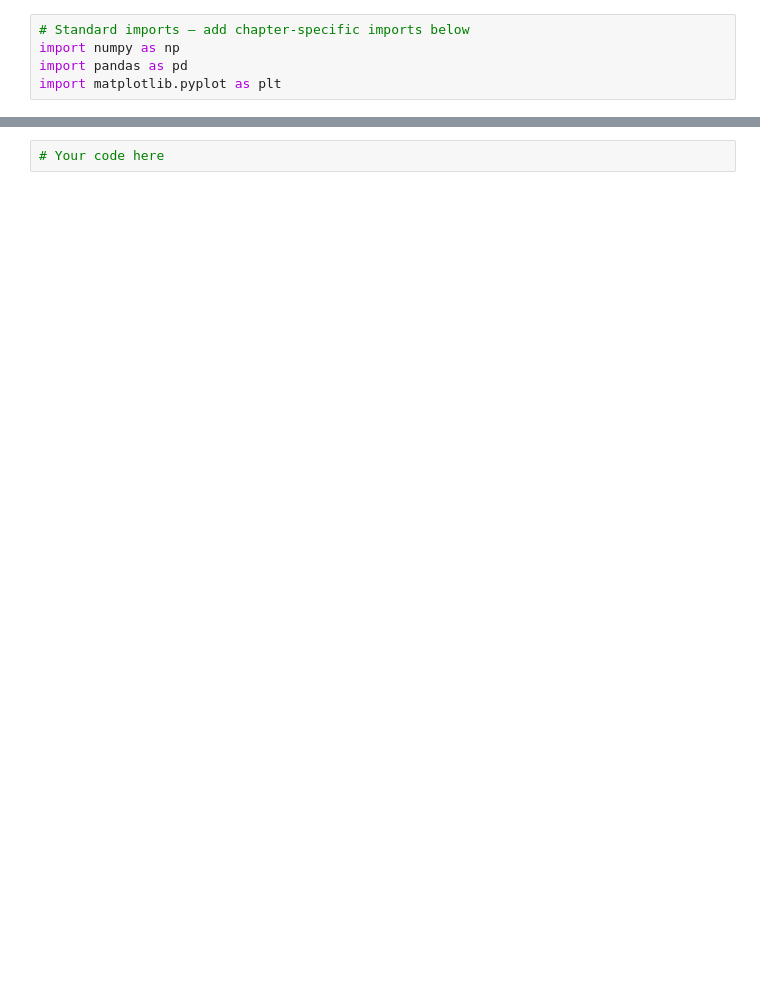
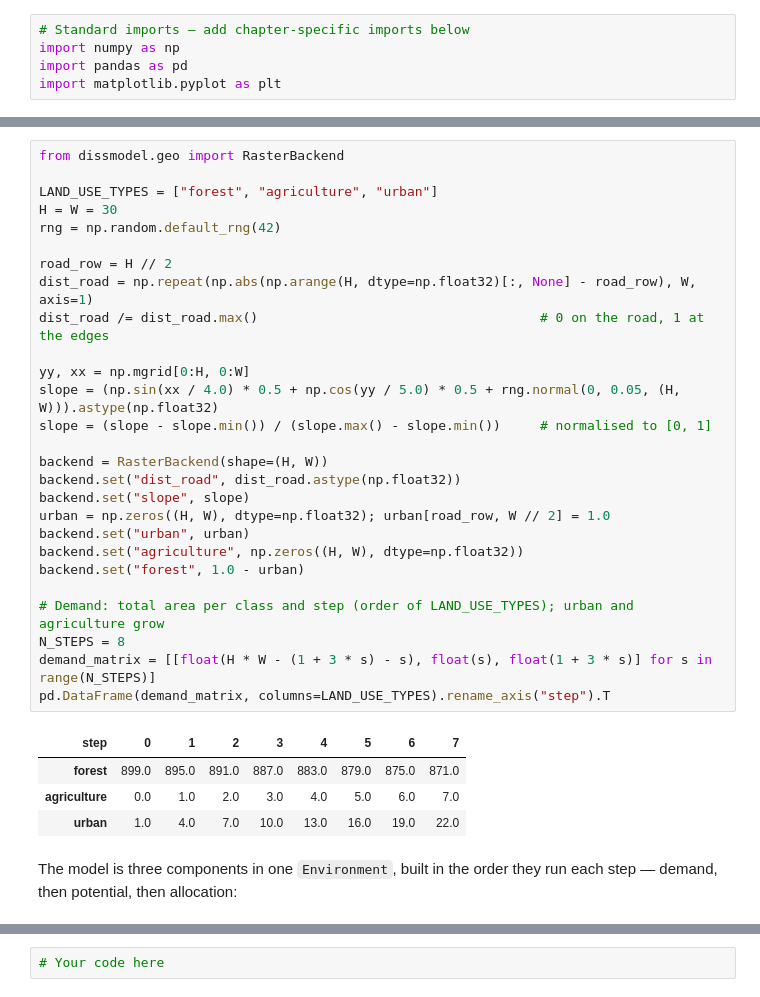
Before and after one commit to LambdaGeo/geospatial-modeling-python, a Jupyter notebook: docs/part5/ch26_lucc.ipynb, the cells around one changed output, grey strips where cells are left out. Cells and saved outputs as stored; diff of their text form; blank space fills up the shorter version.

```diff
--- a/docs/part5/ch26_lucc.ipynb
+++ b/docs/part5/ch26_lucc.ipynb
@@ -82,0 +51,34 @@ env.run()
+# %%
+from dissmodel.geo import RasterBackend
+
+LAND_USE_TYPES = ["forest", "agriculture", "urban"]
+H = W = 30
+rng = np.random.default_rng(42)
+
+road_row = H // 2
+dist_road = np.repeat(np.abs(np.arange(H, dtype=np.float32)[:, None] - road_row), W, axis=1)
+dist_road /= dist_road.max()                                    # 0 on the road, 1 at the edges
+
+yy, xx = np.mgrid[0:H, 0:W]
+slope = (np.sin(xx / 4.0) * 0.5 + np.cos(yy / 5.0) * 0.5 + rng.normal(0, 0.05, (H, W))).astype(np.float32)
+slope = (slope - slope.min()) / (slope.max() - slope.min())     # normalised to [0, 1]
+
+backend = RasterBackend(shape=(H, W))
+backend.set("dist_road", dist_road.astype(np.float32))
+backend.set("slope", slope)
+urban = np.zeros((H, W), dtype=np.float32); urban[road_row, W // 2] = 1.0
+backend.set("urban", urban)
+backend.set("agriculture", np.zeros((H, W), dtype=np.float32))
+backend.set("forest", 1.0 - urban)
+
+# Demand: total area per class and step (order of LAND_USE_TYPES); urban and agriculture grow
+N_STEPS = 8
+demand_matrix = [[float(H * W - (1 + 3 * s) - s), float(s), float(1 + 3 * s)] for s in range(N_STEPS)]
+pd.DataFrame(demand_matrix, columns=LAND_USE_TYPES).rename_axis("step").T
+# %% [output]
+| step | 0 | 1 | 2 | 3 | 4 | 5 | 6 | 7 |
+| forest | 899.0 | 895.0 | 891.0 | 887.0 | 883.0 | 879.0 | 875.0 | 871.0 |
+| agriculture | 0.0 | 1.0 | 2.0 | 3.0 | 4.0 | 5.0 | 6.0 | 7.0 |
+| urban | 1.0 | 4.0 | 7.0 | 10.0 | 13.0 | 16.0 | 19.0 | 22.0 |
+# %% [markdown]
+The model is three components in one `Environment`, built in the order they run each step — demand, then potential, then allocation:
```
Also changed, not shown: parts of 20 cells of this notebook, 1 other file.
